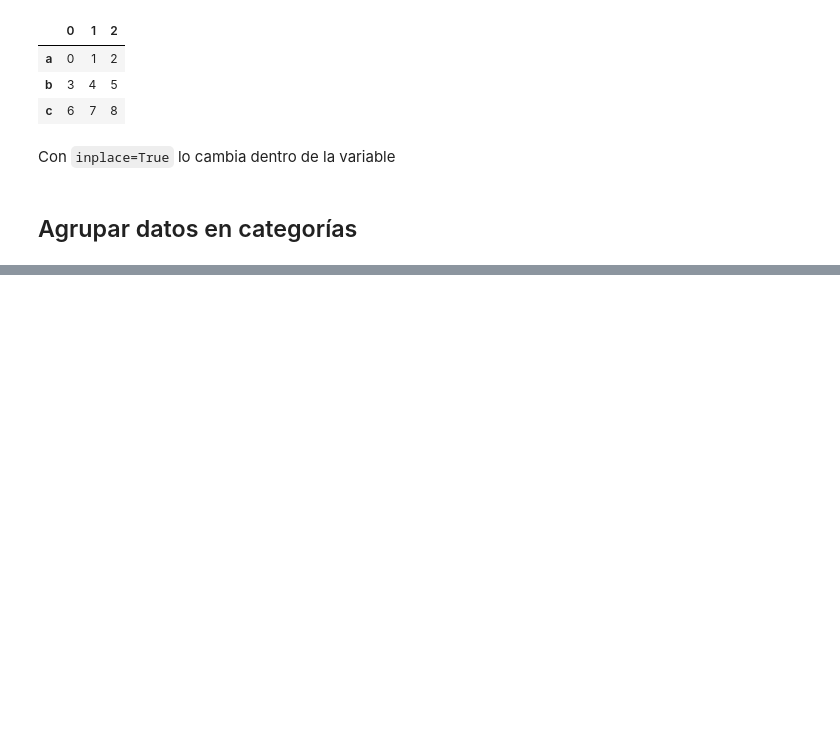
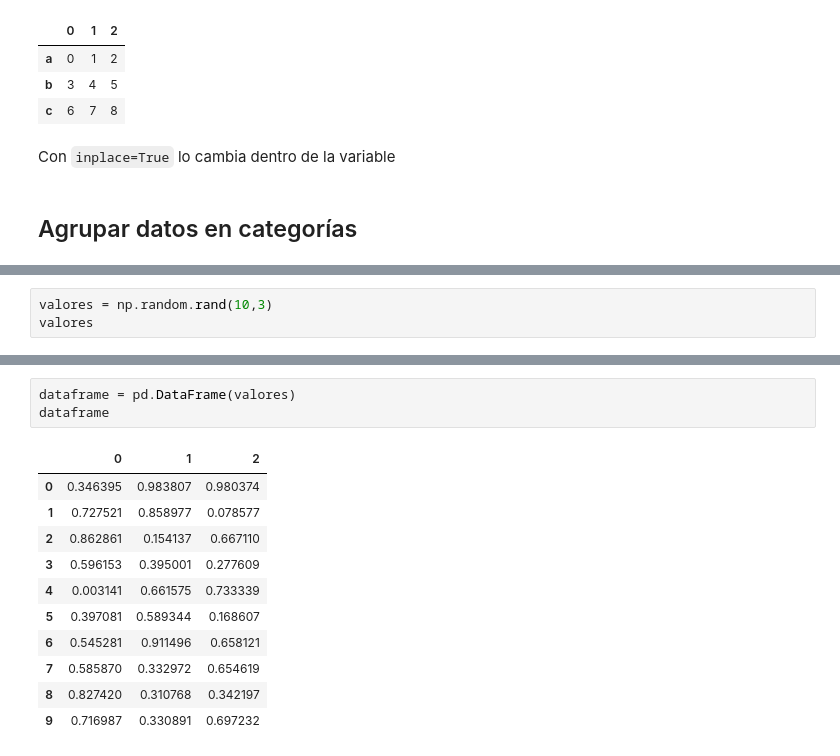
Before and after one commit to e5pe/PythonPath, a Jupyter notebook: python3aprendeDesde0/22_Tratamiento_de_datos/Untitled.ipynb, the cells around one changed output, grey strips where cells are left out. Saved outputs shown, nothing was run; the diff lists cells and outputs as text; blank space fills up the shorter version.

```diff
--- a/python3aprendeDesde0/22_Tratamiento_de_datos/Untitled.ipynb
+++ b/python3aprendeDesde0/22_Tratamiento_de_datos/Untitled.ipynb
@@ -410,0 +441,3 @@ Con `inplace=True` lo cambia dentro de la variable
+# %%
+valores = np.random.rand(10,3)
+valores
@@ -410,0 +455,15 @@ Con `inplace=True` lo cambia dentro de la variable
+# %%
+dataframe = pd.DataFrame(valores)
+dataframe
+# %% [output]
+|  | 0 | 1 | 2 |
+| 0 | 0.346395 | 0.983807 | 0.980374 |
+| 1 | 0.727521 | 0.858977 | 0.078577 |
+| 2 | 0.862861 | 0.154137 | 0.667110 |
+| 3 | 0.596153 | 0.395001 | 0.277609 |
+| 4 | 0.003141 | 0.661575 | 0.733339 |
+| 5 | 0.397081 | 0.589344 | 0.168607 |
+| 6 | 0.545281 | 0.911496 | 0.658121 |
+| 7 | 0.585870 | 0.332972 | 0.654619 |
+| 8 | 0.827420 | 0.310768 | 0.342197 |
+| 9 | 0.716987 | 0.330891 | 0.697232 |
```
Also changed, not shown: parts of 36 cells of this notebook.
